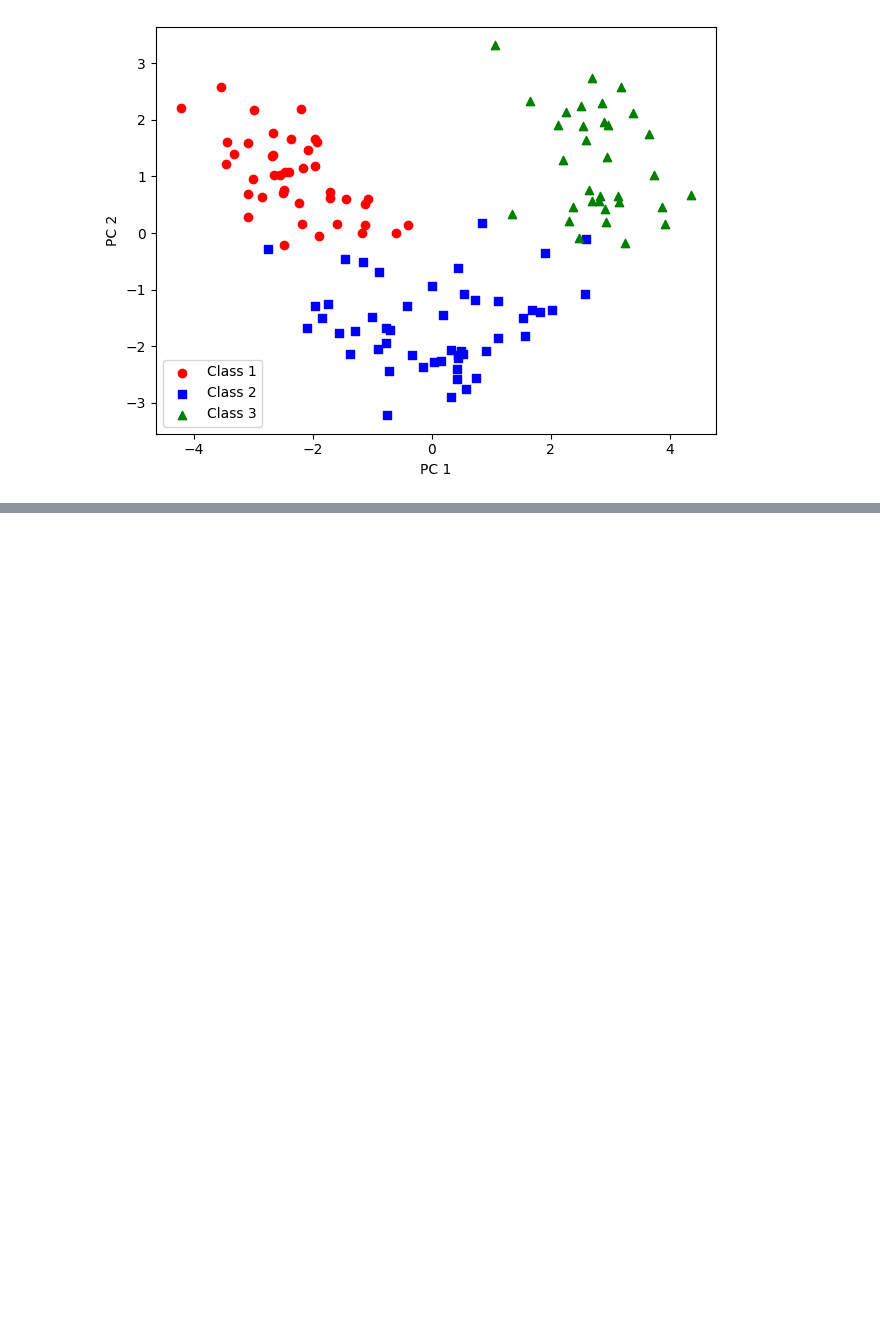
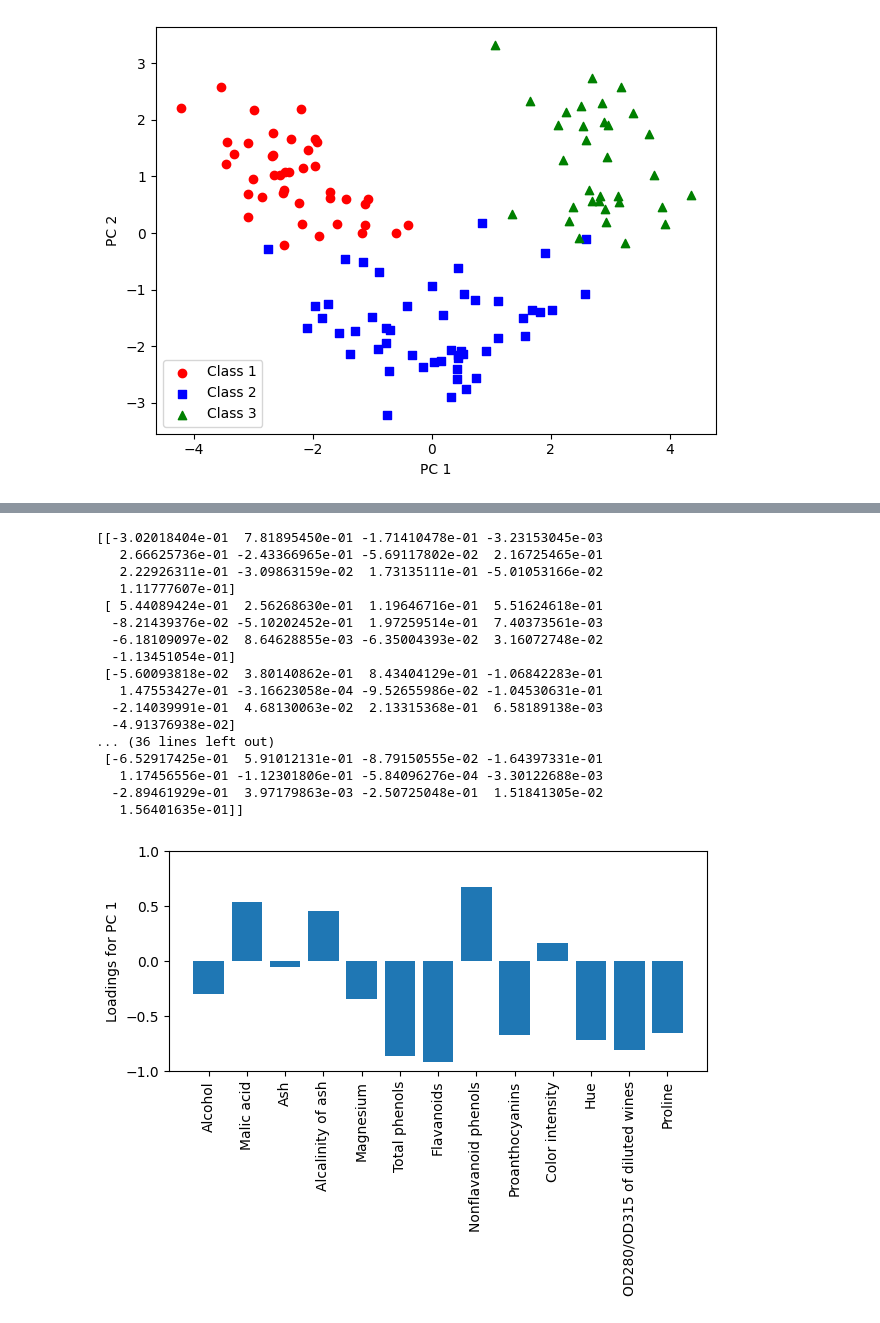
Before and after one commit to RalphExp/MachineLearning, a Jupyter notebook: DLFC/Application/ch05.ipynb, the cells around one changed output, grey strips where cells are left out. Saved outputs shown, nothing was run; the diff lists cells and outputs as text; code cells hidden in the pictures; blank space fills up the shorter version.

```diff
--- a/DLFC/Application/ch05.ipynb
+++ b/DLFC/Application/ch05.ipynb
@@ -205 +198,33 @@ plt.show()
 [figure]
+# %%
+# this is column multiplication
+loadings = eigen_vecs * np.sqrt(eigen_vals)
+print(loadings)
+
+fig, ax = plt.subplots()
+ax.bar(range(13), loadings[:, 0], align='center')
+ax.set_ylabel('Loadings for PC 1')
+ax.set_xticks(range(13))
+ax.set_xticklabels(df_wine.columns[1:], rotation=90)
+plt.ylim([-1, 1])
+plt.tight_layout()
+plt.show()
+# %% [output]
+[[-3.02018404e-01  7.81895450e-01 -1.71410478e-01 -3.23153045e-03
+   2.66625736e-01 -2.43366965e-01 -5.69117802e-02  2.16725465e-01
+   2.22926311e-01 -3.09863159e-02  1.73135111e-01 -5.01053166e-02
+   1.11777607e-01]
+ [ 5.44089424e-01  2.56268630e-01  1.19646716e-01  5.51624618e-01
+  -8.21439376e-02 -5.10202452e-01  1.97259514e-01  7.40373561e-03
+  -6.18109097e-02  8.64628855e-03 -6.35004393e-02  3.16072748e-02
+  -1.13451054e-01]
+ [-5.60093818e-02  3.80140862e-01  8.43404129e-01 -1.06842283e-01
+   1.47553427e-01 -3.16623058e-04 -9.52655986e-02 -1.04530631e-01
+  -2.14039991e-01  4.68130063e-02  2.13315368e-01  6.58189138e-03
+  -4.91376938e-02]
+... (36 lines left out)
+ [-6.52917425e-01  5.91012131e-01 -8.79150555e-02 -1.64397331e-01
+   1.17456556e-01 -1.12301806e-01 -5.84096276e-04 -3.30122688e-03
+  -2.89461929e-01  3.97179863e-03 -2.50725048e-01  1.51841305e-02
+   1.56401635e-01]]
+[figure, added]
```
Also changed, not shown: parts of 5 cells of this notebook.
